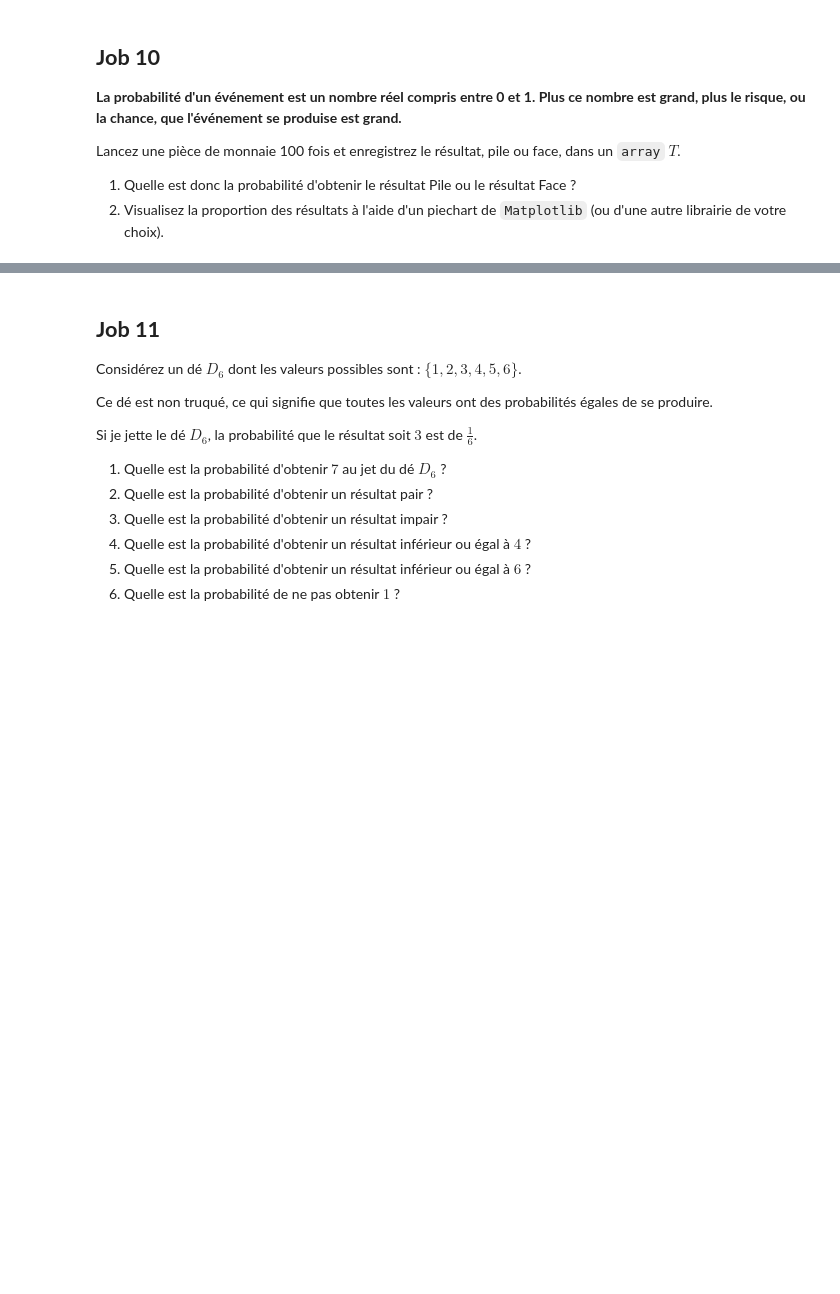
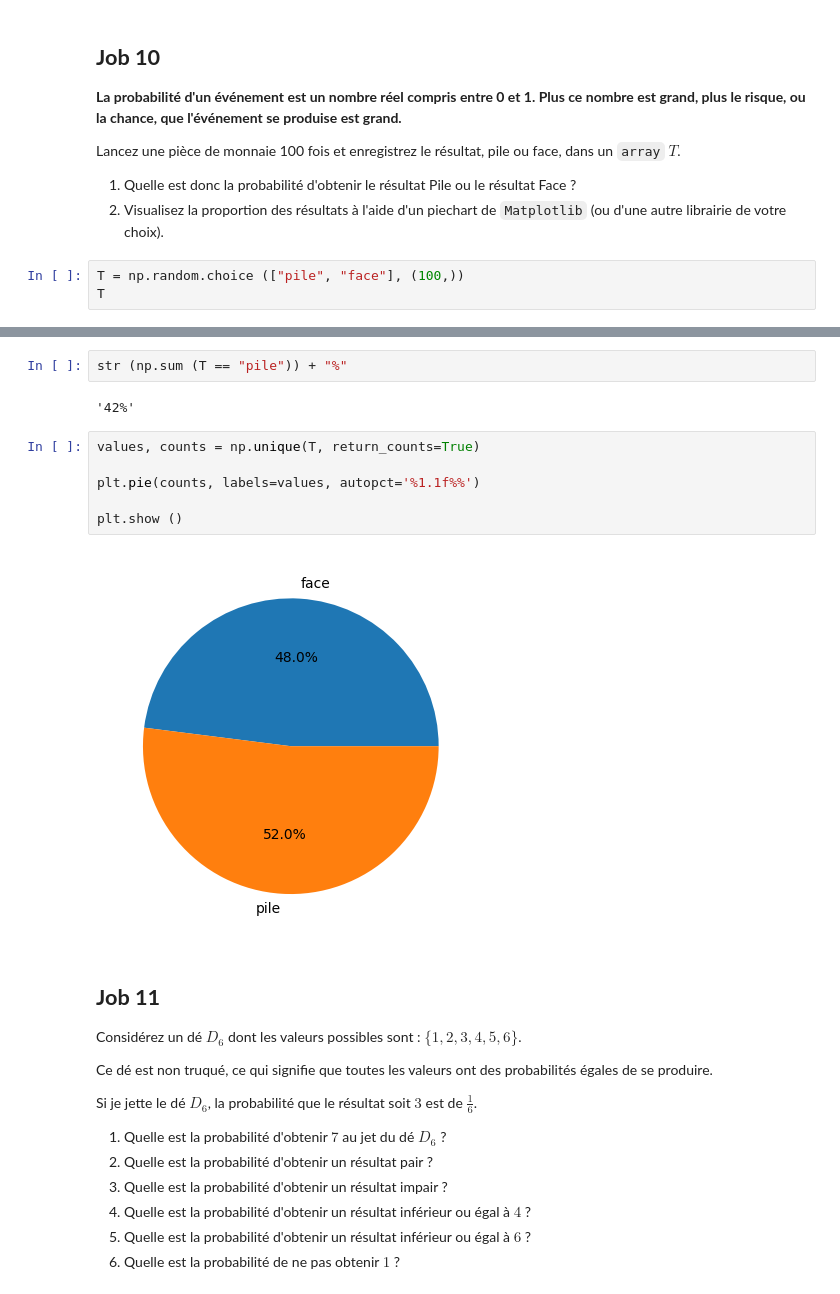
Before and after one commit to ali-bousrira/philomathia, a Jupyter notebook: Philomathia.ipynb, the cells around one changed output, grey strips where cells are left out. Cells and saved outputs as stored; diff of their text form; blank space fills up the shorter version.

```diff
--- a/Philomathia.ipynb
+++ b/Philomathia.ipynb
@@ -533,3 +554,6 @@ array([[-0.69230769, -0.53846154,  0.84615385],
 Lancez une pièce de monnaie 100 fois et enregistrez le résultat, pile ou face, dans un `array` $T$.
 1. Quelle est donc la probabilité d'obtenir le résultat Pile ou le résultat Face ?
 3. Visualisez la proportion des résultats à l'aide d'un piechart de `Matplotlib` (ou d'une autre librairie de votre choix).
+# %%
+T = np.random.choice (["pile", "face"], (100,))
+T
@@ -536,3 +574,15 @@ Lancez une pièce de monnaie 100 fois et enregistrez le résultat, pile ou face,
+# %%
+str (np.sum (T == "pile")) + "%"
+# %% [output]
+'42%'
+# %%
+values, counts = np.unique(T, return_counts=True)
+
+plt.pie(counts, labels=values, autopct='%1.1f%%')
+
+plt.show ()
+# %% [output]
+[figure, added]
 # %% [markdown]
 ## **Job 11**
 
```
Also changed, not shown: parts of 49 cells of this notebook, 1 other file.
